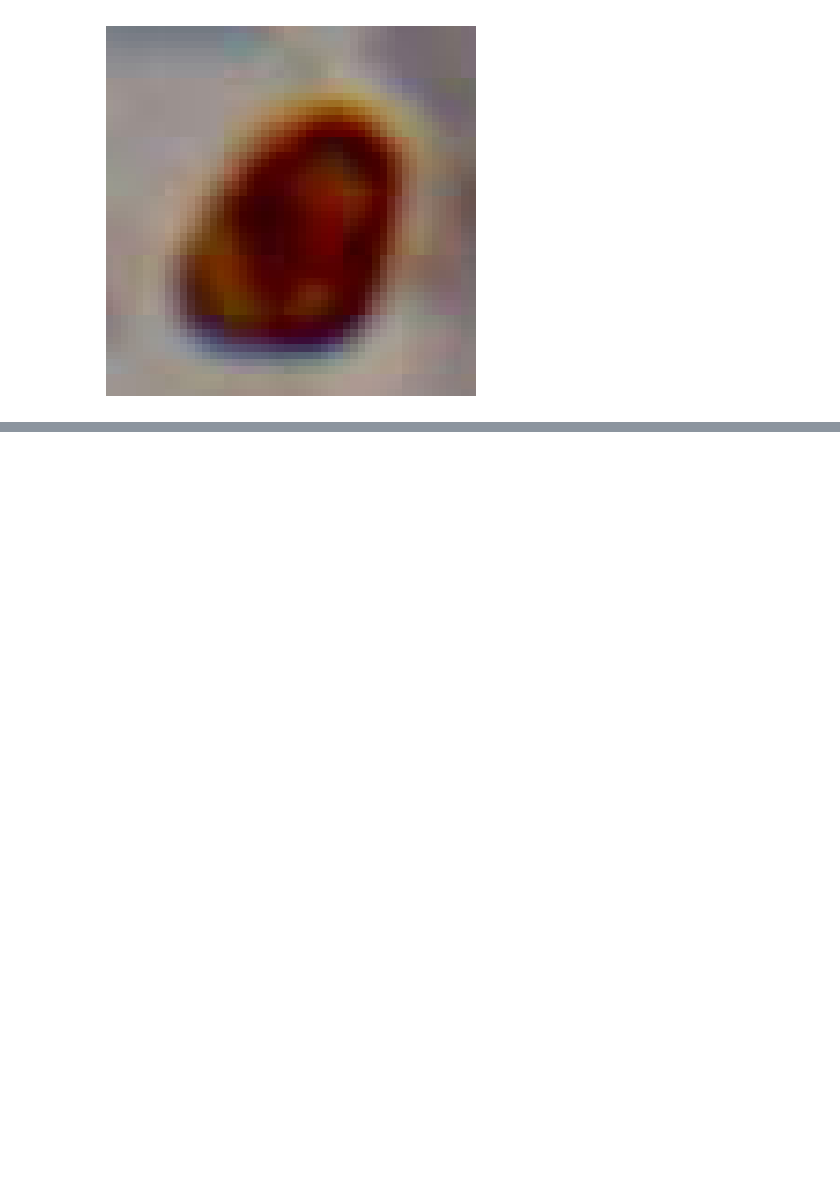
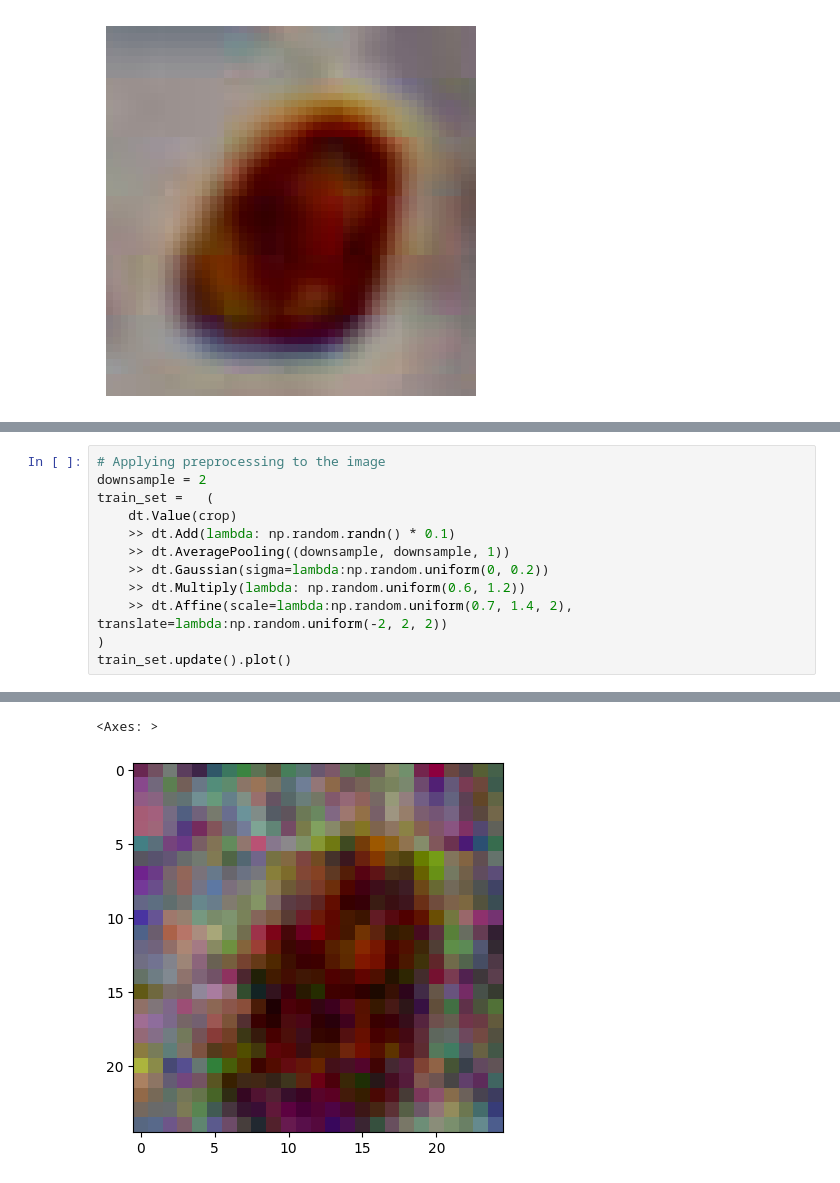
Before and after one commit to gumartinslopes/SegmentingImmunoCells, a Jupyter notebook: notebooks/DeeptrackLodeSTAR/TrainLodeStar.ipynb, the cells around one changed output, grey strips where cells are left out. Cells and saved outputs as stored; diff of their text form; blank space fills up the shorter version.

```diff
--- a/notebooks/DeeptrackLodeSTAR/TrainLodeStar.ipynb
+++ b/notebooks/DeeptrackLodeSTAR/TrainLodeStar.ipynb
@@ -144,0 +120,13 @@ Epoch 20/20
+# %%
+# Applying preprocessing to the image
+downsample = 2
+train_set =   (
+    dt.Value(crop)
+    >> dt.Add(lambda: np.random.randn() * 0.1)
+    >> dt.AveragePooling((downsample, downsample, 1))
+    >> dt.Gaussian(sigma=lambda:np.random.uniform(0, 0.2))
+    >> dt.Multiply(lambda: np.random.uniform(0.6, 1.2))
+    >> dt.Affine(scale=lambda:np.random.uniform(0.7, 1.4, 2), translate=lambda:np.random.uniform(-2, 2, 2))
+)
+train_set.update().plot()
+# %% [output]
@@ -144,0 +134,2 @@ Epoch 20/20
+<Axes: >
+[figure, added]
```
Also changed, not shown: parts of 7 cells of this notebook, 3 other files.
